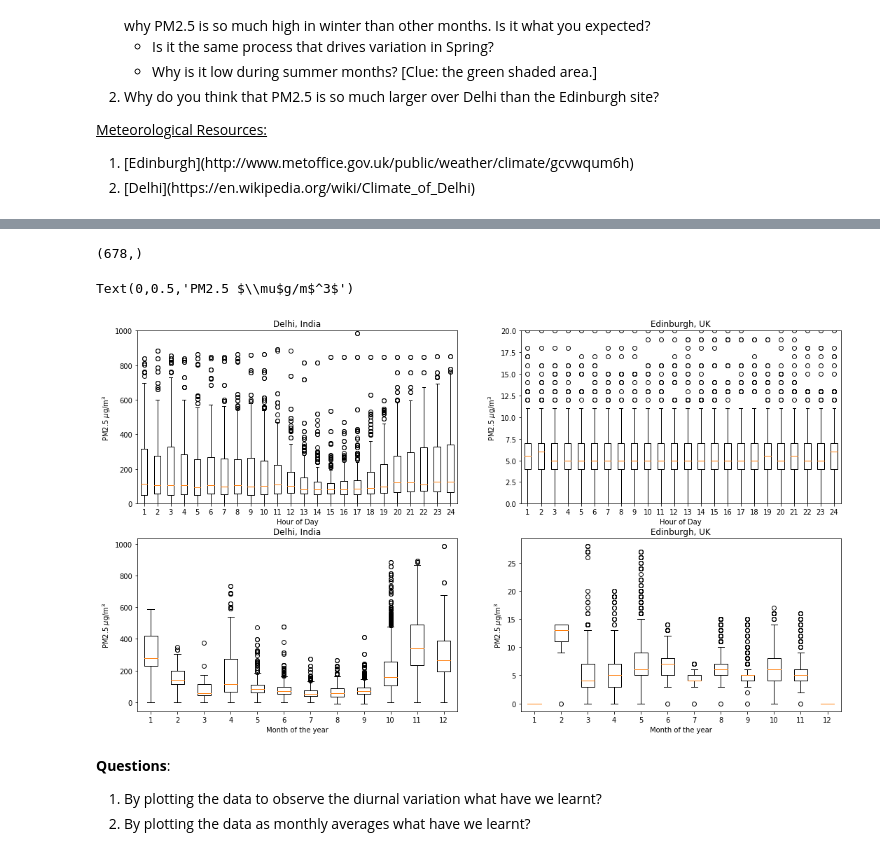
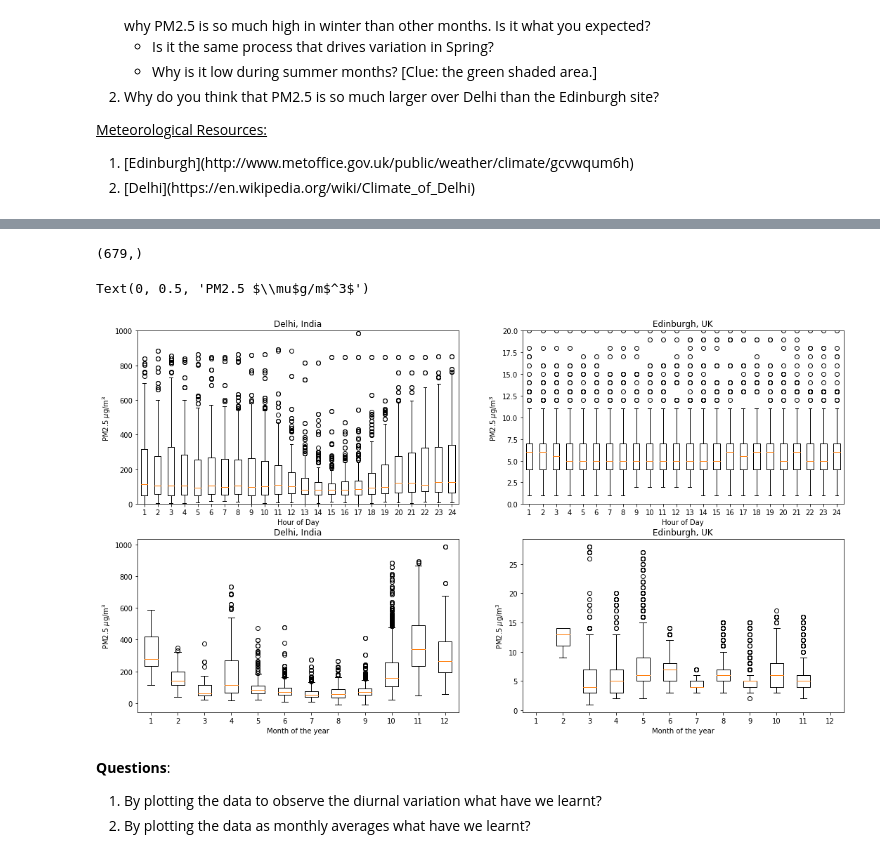
Before and after one commit to FeiYao-Edinburgh/eac, a Jupyter notebook: lab3.ipynb, the cells around one changed output, grey strips where cells are left out. Cells and saved outputs as stored; diff of their text form; code cells hidden in the pictures.

```diff
--- a/lab3.ipynb
+++ b/lab3.ipynb
@@ -38,10 +38,11 @@ import datetime
 
 #================================
 def readaqfile(InputFile):
-    p = pd.read_csv(InputFile, encoding = "ISO-8859-1", header = 1)
+    p = pd.read_csv(InputFile, encoding = "ISO-8859-1", header = 0)
     p = np.array(p)
 
-    pm25 = p[:,6]
+    # pandas reads data as object type which makes plt.hist() dead and hence data conversion here (fei 02/03/2020).
+    pm25 = p[:,6].astype(np.float)
     time = p[:,4]
 
     JulianDay = []
@@ -139,13 +140,13 @@ def dailyboxandwhiskers(pm25file,dayfile):
     for ii in np.arange(len(pm25file)):
         dayidx = dayfile[ii]-1
         daycount[dayidx] += 1
-        cntidx = daycount[dayidx]
+        cntidx = daycount[dayidx] - 1
         daystats[dayidx,cntidx] = pm25file[ii]
 
     masterlist = []
     for ii in np.arange(len(daycount)):
         maxidx = daycount[ii]-1
-        data = daystats[ii,0:maxidx]
+        data = daystats[ii,0:maxidx + 1]
         masterlist.append(data)
     return masterlist
 
@@ -159,13 +160,13 @@ def monthboxandwhiskers(pm25file,monthfile):
     for ii in np.arange(len(pm25file)):
         monidx = monthfile[ii]-1
         moncount[monidx] += 1
-        cntidx = moncount[monidx]
+        cntidx = moncount[monidx] - 1
         monstats[monidx,cntidx] = pm25file[ii]
 
     masterlist = []
     for ii in np.arange(len(moncount)):
         maxidx = moncount[ii]-1
-        data = monstats[ii,0:maxidx]
+        data = monstats[ii,0:maxidx + 1]
         masterlist.append(data)
     return masterlist
 
@@ -180,36 +181,36 @@ print(np.shape(edinburghmonstats[3]))
 delhidaystats     = dailyboxandwhiskers(delhipm25,delhihour)
 edinburghdaystats = dailyboxandwhiskers(edinburghpm25,edinburghhour)
 
 
 plt.subplot(221)
 plt.boxplot(delhidaystats);
 plt.title('Delhi, India')
 plt.xlabel('Hour of Day')
 plt.ylabel('PM2.5 $\mu$g/m$^3$')
 plt.ylim([0,1000])
 
 plt.subplot(222)
 plt.boxplot(edinburghdaystats);
 plt.title('Edinburgh, UK')
 plt.xlabel('Hour of Day')
 plt.ylabel('PM2.5 $\mu$g/m$^3$')
 plt.ylim([0,20])
 
 plt.subplot(223)
 plt.boxplot(delhimonstats);
 plt.title('Delhi, India')
 plt.xlabel('Month of the year')
 plt.ylabel('PM2.5 $\mu$g/m$^3$')
 
 plt.subplot(224)
 plt.boxplot(edinburghmonstats);
 plt.title('Edinburgh, UK')
 plt.xlabel('Month of the year')
 plt.ylabel('PM2.5 $\mu$g/m$^3$')
 # %% [output]
-(678,)
+(679,)
-Text(0,0.5,'PM2.5 $\\mu$g/m$^3$')
+Text(0, 0.5, 'PM2.5 $\\mu$g/m$^3$')
-[figure, old version]
+[figure, new version]
 # %% [markdown]
 <b>Questions</b>:
 <ol>
```
Also changed, not shown: parts of 3 cells of this notebook.
